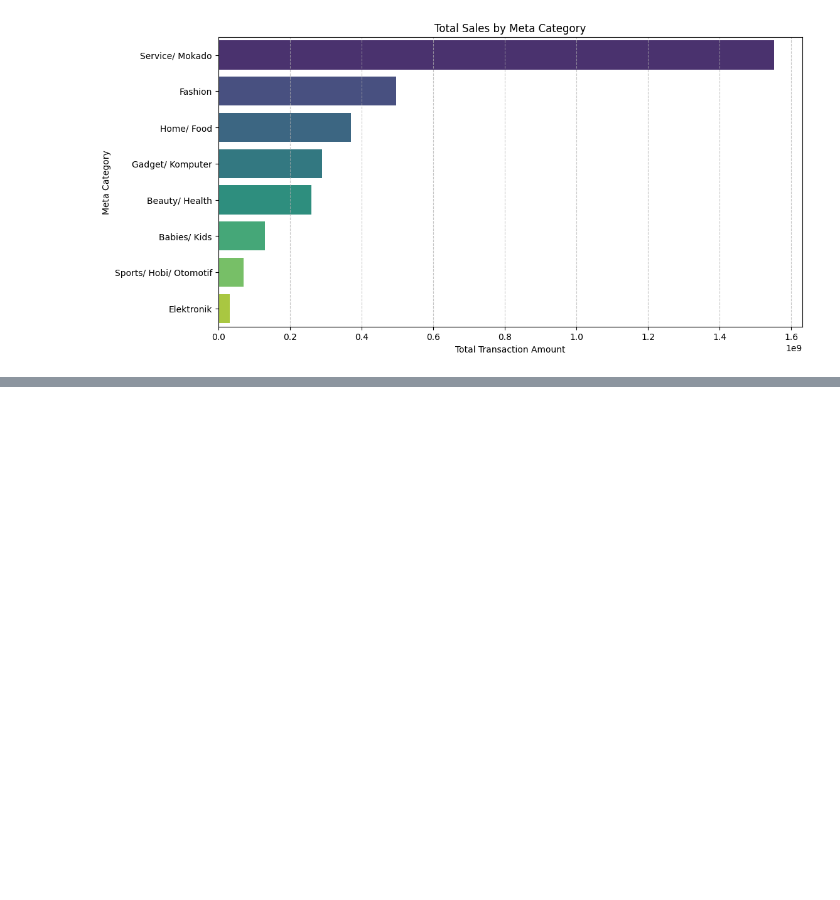
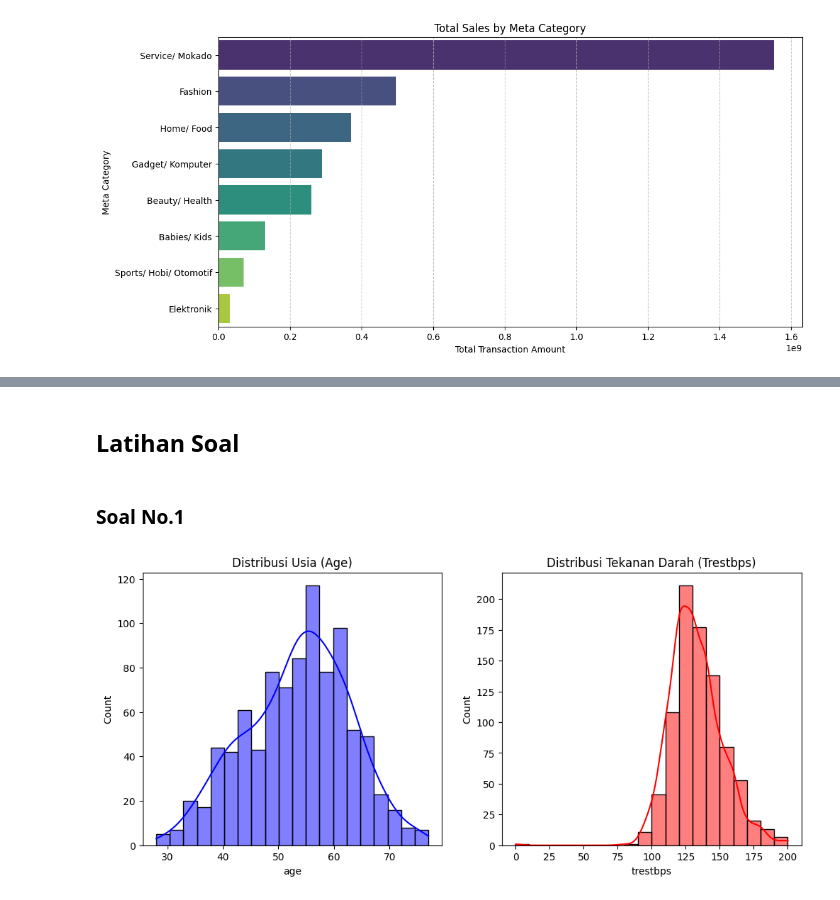
Before and after one commit to Wynnzzz/prakt-data-mining-25, a Jupyter notebook: pert3.ipynb, the cells around one changed output, grey strips where cells are left out. Saved outputs shown, nothing was run; the diff lists cells and outputs as text; code cells hidden in the pictures; blank space fills up the shorter version.

```diff
--- a/pert3.ipynb
+++ b/pert3.ipynb
@@ -218,0 +284,18 @@ plt.show()
+# %% [markdown]
+## Latihan Soal
+# %% [markdown]
+### Soal No.1
+# %%
+plt.figure(figsize=(12, 5))
+
+plt.subplot(1, 2, 1)
+sns.histplot(df2["age"], bins=20, kde=True, color="blue")
+plt.title("Distribusi Usia (Age)")
+
+plt.subplot(1, 2, 2)
+sns.histplot(df2["trestbps"], bins=20, kde=True, color="red")
+plt.title("Distribusi Tekanan Darah (Trestbps)")
+
+plt.show()
+# %% [output]
+[figure, added]
```
Also changed, not shown: parts of 33 cells of this notebook, 2 other files.
